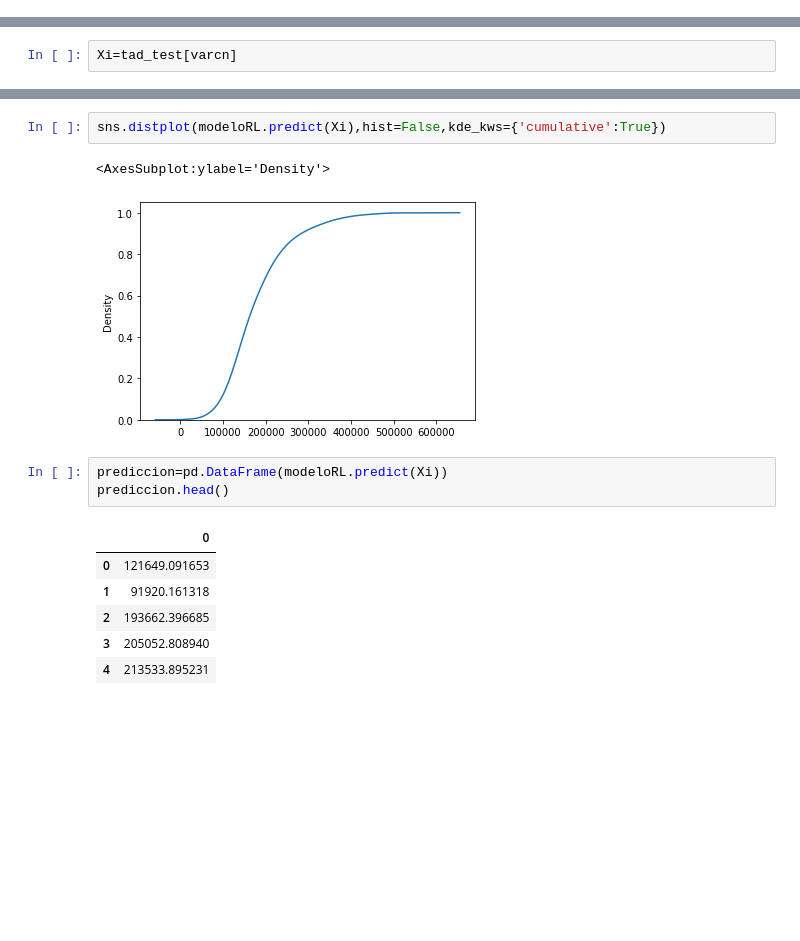
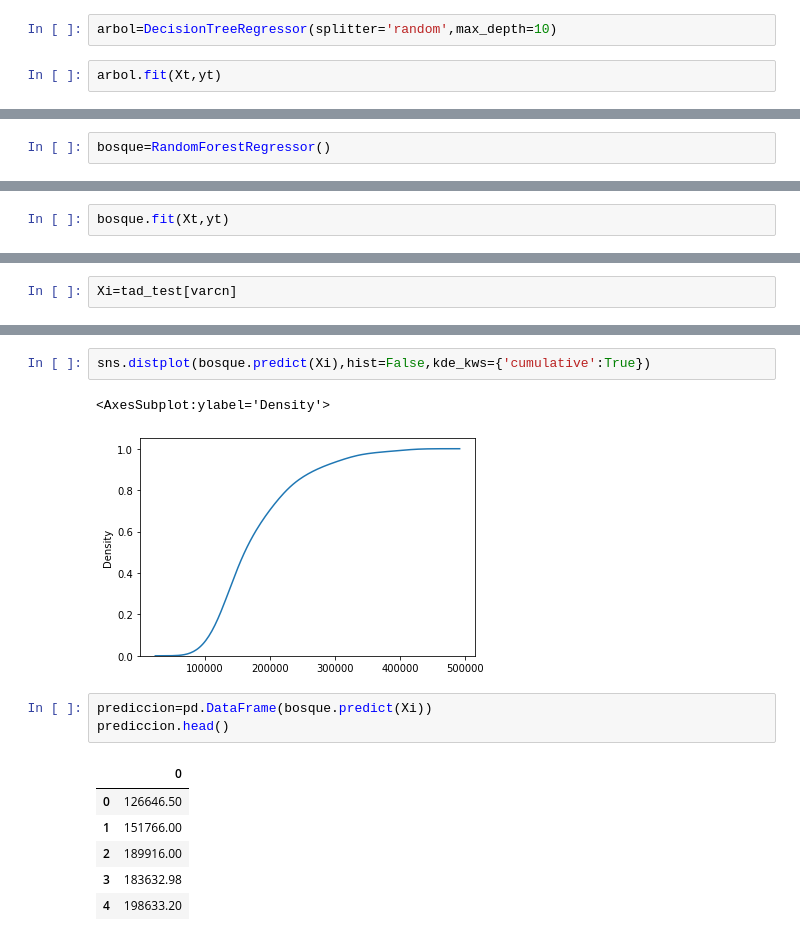
Before and after one commit to OsvaldoSan/Cuadernos_ML, a Jupyter notebook: Kaggle/home_prices/Housing Prices.ipynb, the cells around one changed output, grey strips where cells are left out. Saved outputs shown, nothing was run; the diff lists cells and outputs as text; blank space fills up the shorter version.

```diff
--- a/Kaggle/home_prices/Housing Prices.ipynb
+++ b/Kaggle/home_prices/Housing Prices.ipynb
@@ -412,0 +519,4 @@ modeloRLP.score(Xt_poli,yt)
+# %%
+arbol=DecisionTreeRegressor(splitter='random',max_depth=10)
+# %%
+arbol.fit(Xt,yt)
@@ -412,0 +551,2 @@ modeloRLP.score(Xt_poli,yt)
+# %%
+bosque=RandomForestRegressor()
@@ -412,0 +573,2 @@ modeloRLP.score(Xt_poli,yt)
+# %%
+bosque.fit(Xt,yt)
@@ -524,18 +708,18 @@ len(Xi)
 # %%
-sns.distplot(modeloRL.predict(Xi),hist=False,kde_kws={'cumulative':True})
+sns.distplot(bosque.predict(Xi),hist=False,kde_kws={'cumulative':True})
 # %% [output]
 <AxesSubplot:ylabel='Density'>
-[figure, old version]
+[figure, new version]
 # %%
-prediccion=pd.DataFrame(modeloRL.predict(Xi))
+prediccion=pd.DataFrame(bosque.predict(Xi))
 prediccion.head()
 # %% [output]
 |  | 0 |
-| 0 | 121649.091653 |
-| 1 | 91920.161318 |
-| 2 | 193662.396685 |
-| 3 | 205052.808940 |
-| 4 | 213533.895231 |
+| 0 | 126646.50 |
+| 1 | 151766.00 |
+| 2 | 189916.00 |
+| 3 | 183632.98 |
+| 4 | 198633.20 |
 # %%
 prediccion=prediccion.assign(Id=test[id_].values)
 prediccion.head()
```
Also changed, not shown: parts of 55 cells of this notebook.
